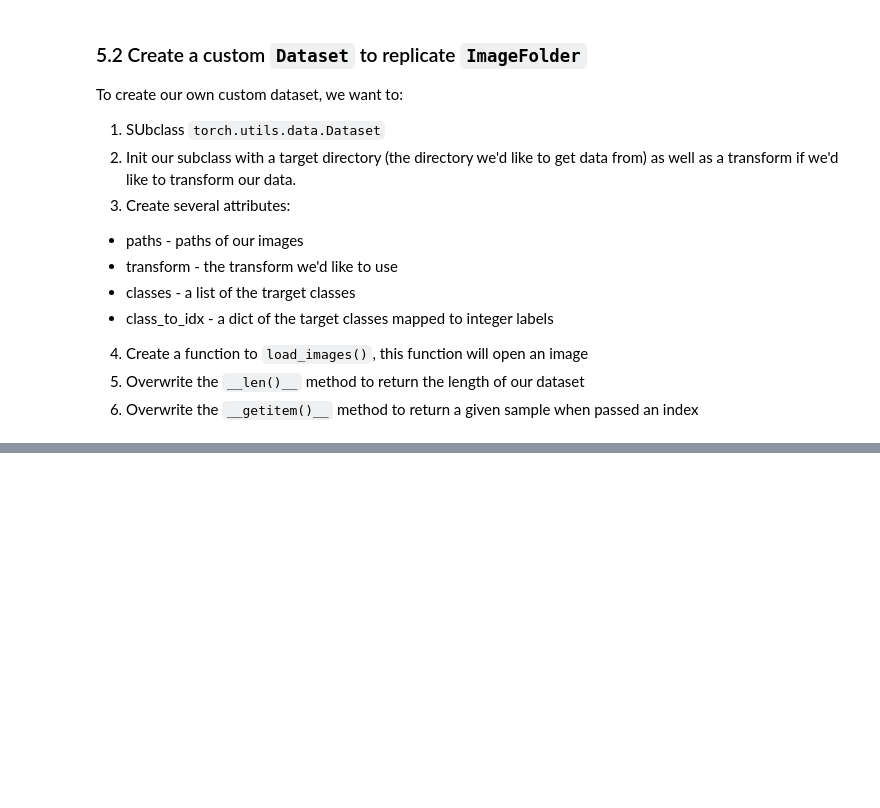
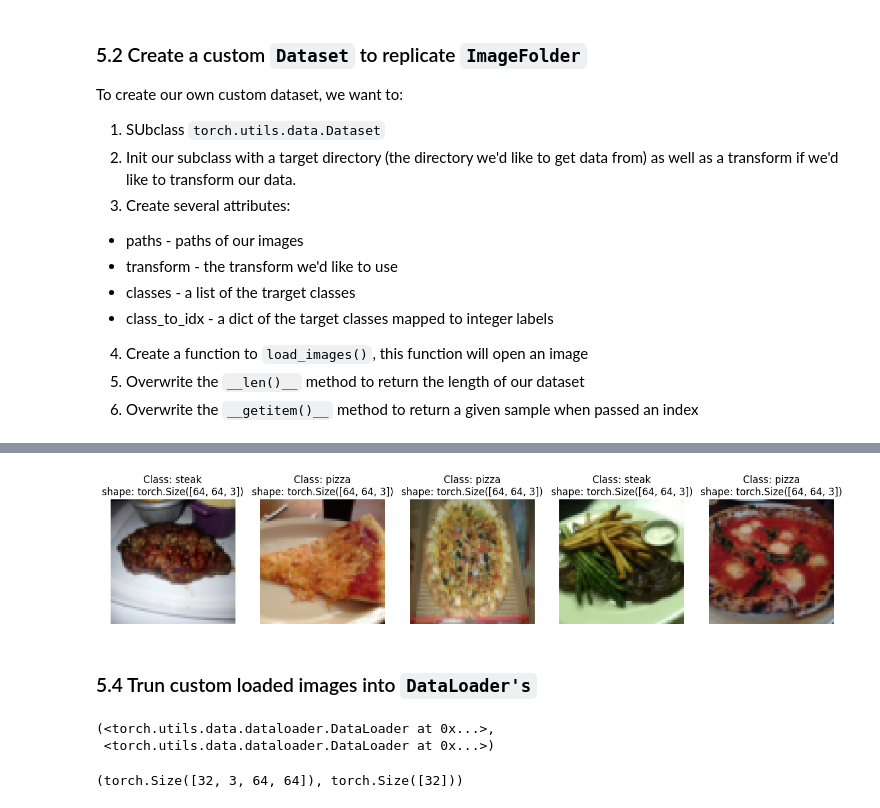
Before and after one commit to nabinyd/60-Days-of-learning, a Jupyter notebook: DLPT_05.ipynb, the cells around one changed output, grey strips where cells are left out. Drawn from its saved outputs; the diff is of its cells as text; code cells hidden in the pictures; blank space fills up the shorter version.

```diff
--- a/DLPT_05.ipynb
+++ b/DLPT_05.ipynb
@@ -502,7 +501,8 @@ class ImageFolderCustom(Dataset):
     self.paths = list(pathlib.Path(targ_dir).glob("*/*.jpg"))
 
     # Setup transforms
-    self.tranforms = transform
+    self.transforms = transform
+
 
     # Create classes and  and class_to_idx attributes
     self.classes, self.class_to_idx = find_classes(targ_dir)
@@ -523,12 +523,32 @@ class ImageFolderCustom(Dataset):
   # 6. Overwrite __getitem__() method to return a particular sample
   def __getitem__(self,index: int) -> Tuple[torch.Tensor, int]:
     "Return one sample of data , data and label (x,y )."
-    img = self.load_image()
+    img = self.load_image(index)
     class_name = self.paths[index].parent.name
     class_idx = self.class_to_idx[class_name]
 
     # Transform if necessary
-    if self.transform:
-      return self.transform(img), class_idx # return data, label (x,y)
+    if self.transforms:
+      return self.transforms(img), class_idx # return data, label (x,y)
     else:
       return img, class_idx  # return untransformed image and label
+# %%
+# create a transform
+from torchvision import transforms
+train_transforms = transforms.Compose([
+    transforms.Resize(size=(64,64)),
+    transforms.RandomHorizontalFlip(p=0.5),
+    transforms.ToTensor()
+])
+
+test_transforms = transforms.Compose([
+                                      transforms.Resize(size=(64,64)),
+                                      transforms.ToTensor(),
+                                      ])
+# %%
+# Test out ImageFolderCustom
+train_data_custom = ImageFolderCustom(targ_dir=train_dir,
+                                      transform=train_transforms)
+
+test_data_custom = ImageFolderCustom(targ_dir=test_dir,
+                                     transform=test_transforms)
@@ -534,0 +643,36 @@ class ImageFolderCustom(Dataset):
+# %%
+# Display random images from the ImageFolderCustom Dataset
+display_random_images(train_data_custom,
+                      n=5,
+                      classes=class_names,
+                      seed=42)
+# %% [output]
+[figure, added]
+# %% [markdown]
+### 5.4 Trun custom loaded images into `DataLoader's`
+# %%
+from torch.utils.data import DataLoader
+BATCH_SIZE = 32
+NUM_WORKERS = os.cpu_count()
+train_dataloader_custom = DataLoader(dataset=train_data_custom,
+                                     batch_size=BATCH_SIZE,
+                                     num_workers=NUM_WORKERS,
+                                     shuffle=True)
+
+test_dataloader_custom = DataLoader(dataset=test_data_custom,
+                                    batch_size=BATCH_SIZE,
+                                    num_workers=NUM_WORKERS,
+                                    shuffle=False)
+
+train_dataloader_custom, test_dataloader_custom
+# %% [output]
+(<torch.utils.data.dataloader.DataLoader at 0x...>,
+ <torch.utils.data.dataloader.DataLoader at 0x...>)
+# %%
+# Get image and label from custom dataloader
+img_custom, label_custom = next(iter(train_dataloader_custom))
+
+#  Print out the shapes
+img_custom.shape, label_custom.shape
+# %% [output]
+(torch.Size([32, 3, 64, 64]), torch.Size([32]))
```
Also changed, not shown: parts of 20 cells of this notebook.
